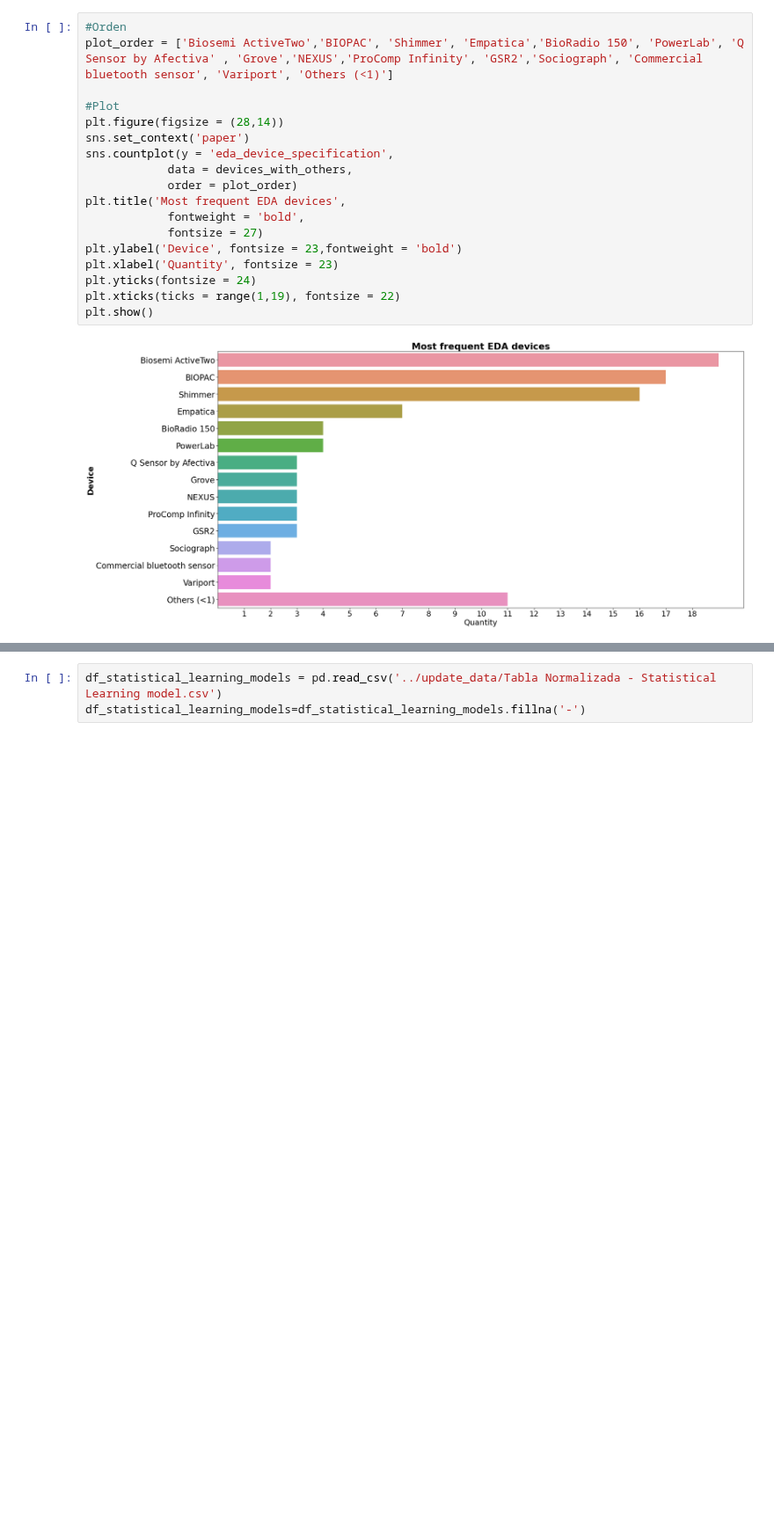
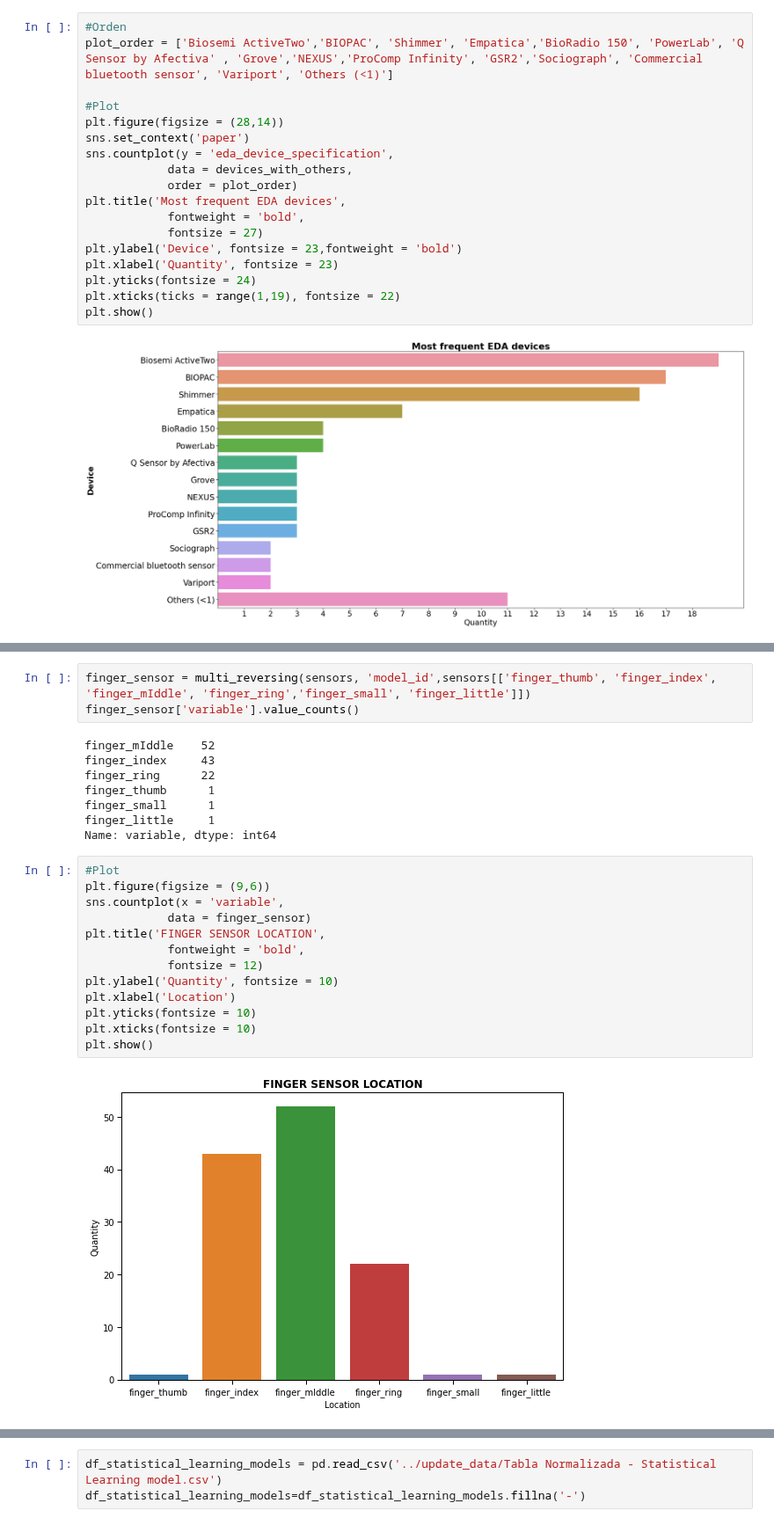
Before and after one commit to tomdamelio/Review_EDA_Emotion_Recognition, a Jupyter notebook: AGUS/agus_analysis.ipynb, the cells around one changed output, grey strips where cells are left out. Shown at 88% size. Saved outputs shown, nothing was run; the diff lists cells and outputs as text; blank space fills up the shorter version.

```diff
--- a/AGUS/agus_analysis.ipynb
+++ b/AGUS/agus_analysis.ipynb
@@ -512,0 +667,26 @@ plt.show()
+# %%
+finger_sensor = multi_reversing(sensors, 'model_id',sensors[['finger_thumb', 'finger_index', 'finger_mIddle', 'finger_ring','finger_small', 'finger_little']])
+finger_sensor['variable'].value_counts()
+# %% [output]
+finger_mIddle    52
+finger_index     43
+finger_ring      22
+finger_thumb      1
+finger_small      1
+finger_little     1
+Name: variable, dtype: int64
+# %%
+#Plot
+plt.figure(figsize = (9,6))
+sns.countplot(x = 'variable',
+            data = finger_sensor)
+plt.title('FINGER SENSOR LOCATION',
+            fontweight = 'bold',
+            fontsize = 12)
+plt.ylabel('Quantity', fontsize = 10)
+plt.xlabel('Location')
+plt.yticks(fontsize = 10)
+plt.xticks(fontsize = 10)
+plt.show()
+# %% [output]
+[figure, added]
```
Also changed, not shown: parts of 36 cells of this notebook.
